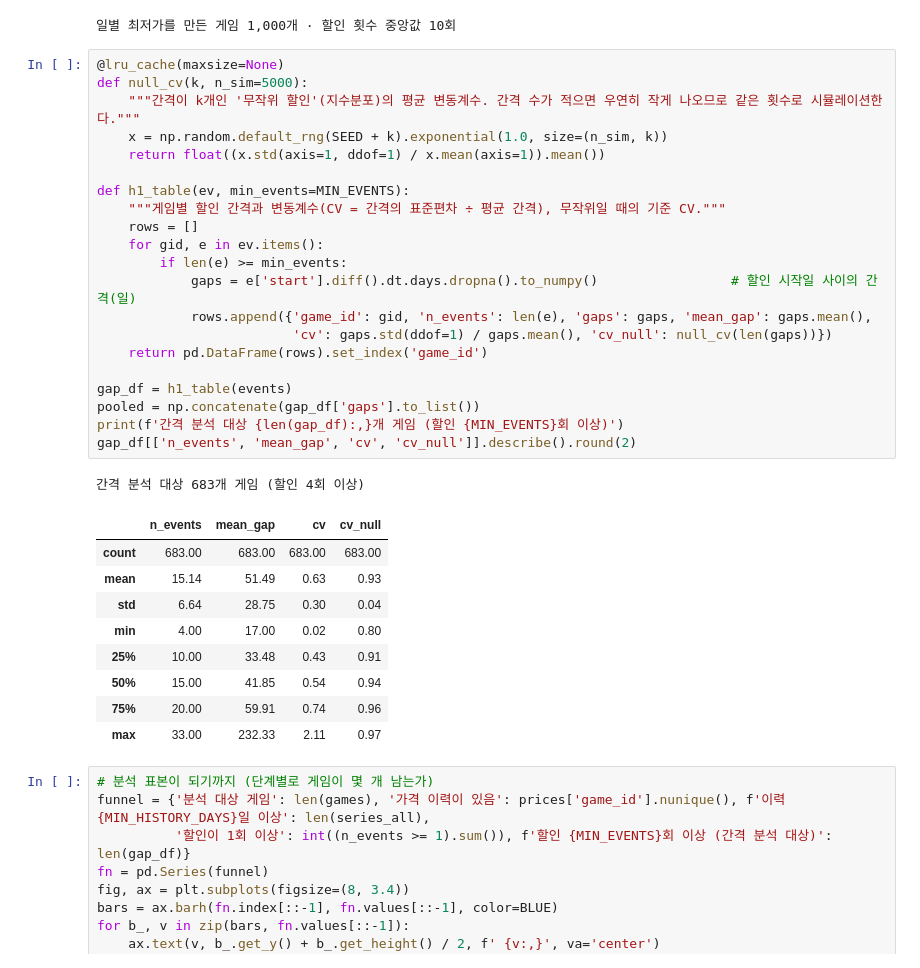
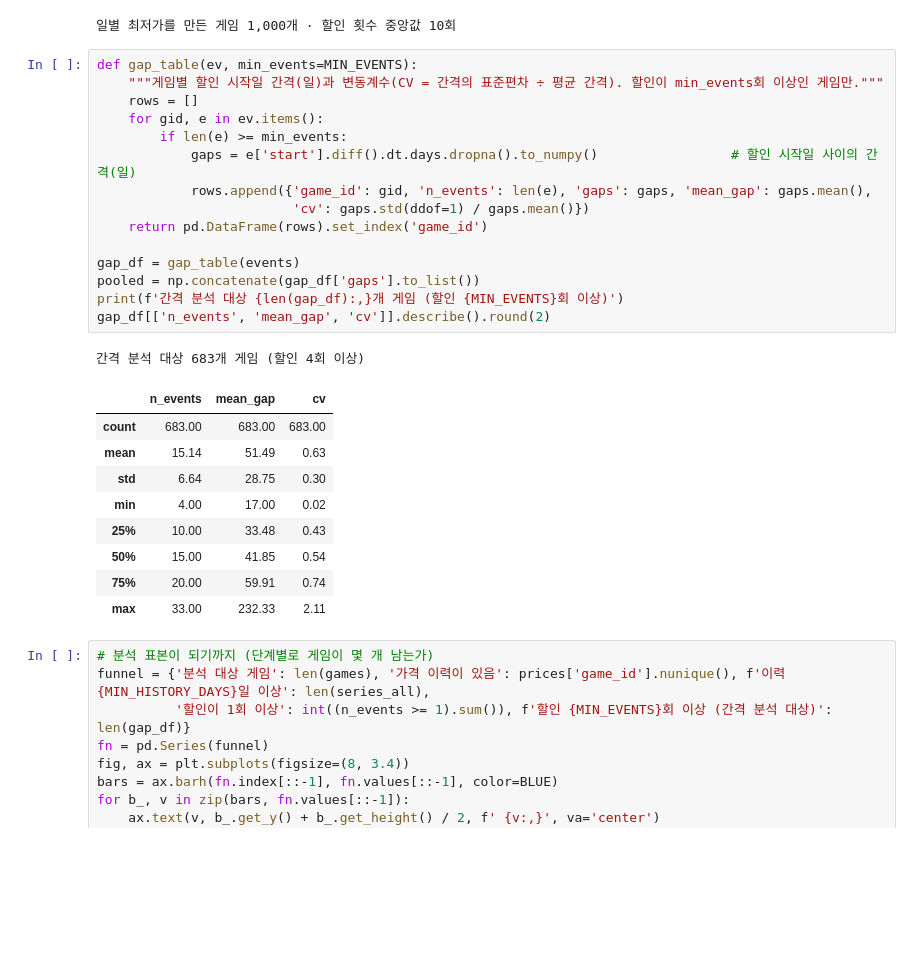
Before and after one commit to jyk222000/game-nuri, a Jupyter notebook: analysis/notebooks/executed/01_A1_할인패턴예측_실행결과.ipynb, the cells around one changed output. Cells and saved outputs as stored; diff of their text form; blank space fills up the shorter version.

```diff
--- a/analysis/notebooks/executed/01_A1_할인패턴예측_실행결과.ipynb
+++ b/analysis/notebooks/executed/01_A1_할인패턴예측_실행결과.ipynb
@@ -265,37 +266,31 @@ print(f'일별 최저가를 만든 게임 {len(series_all):,}개 · 할인 횟
 # %% [output]
 일별 최저가를 만든 게임 1,000개 · 할인 횟수 중앙값 10회
 # %%
-@lru_cache(maxsize=None)
-def null_cv(k, n_sim=5000):
-    """간격이 k개인 '무작위 할인'(지수분포)의 평균 변동계수. 간격 수가 적으면 우연히 작게 나오므로 같은 횟수로 시뮬레이션한다."""
-    x = np.random.default_rng(SEED + k).exponential(1.0, size=(n_sim, k))
-    return float((x.std(axis=1, ddof=1) / x.mean(axis=1)).mean())
-
-def h1_table(ev, min_events=MIN_EVENTS):
-    """게임별 할인 간격과 변동계수(CV = 간격의 표준편차 ÷ 평균 간격), 무작위일 때의 기준 CV."""
+def gap_table(ev, min_events=MIN_EVENTS):
+    """게임별 할인 시작일 간격(일)과 변동계수(CV = 간격의 표준편차 ÷ 평균 간격). 할인이 min_events회 이상인 게임만."""
     rows = []
     for gid, e in ev.items():
         if len(e) >= min_events:
             gaps = e['start'].diff().dt.days.dropna().to_numpy()                 # 할인 시작일 사이의 간격(일)
             rows.append({'game_id': gid, 'n_events': len(e), 'gaps': gaps, 'mean_gap': gaps.mean(),
-                         'cv': gaps.std(ddof=1) / gaps.mean(), 'cv_null': null_cv(len(gaps))})
+                         'cv': gaps.std(ddof=1) / gaps.mean()})
     return pd.DataFrame(rows).set_index('game_id')
 
-gap_df = h1_table(events)
+gap_df = gap_table(events)
 pooled = np.concatenate(gap_df['gaps'].to_list())
 print(f'간격 분석 대상 {len(gap_df):,}개 게임 (할인 {MIN_EVENTS}회 이상)')
-gap_df[['n_events', 'mean_gap', 'cv', 'cv_null']].describe().round(2)
+gap_df[['n_events', 'mean_gap', 'cv']].describe().round(2)
 # %% [output]
 간격 분석 대상 683개 게임 (할인 4회 이상)
-|  | n_events | mean_gap | cv | cv_null |
-| count | 683.00 | 683.00 | 683.00 | 683.00 |
-| mean | 15.14 | 51.49 | 0.63 | 0.93 |
-| std | 6.64 | 28.75 | 0.30 | 0.04 |
-| min | 4.00 | 17.00 | 0.02 | 0.80 |
-| 25% | 10.00 | 33.48 | 0.43 | 0.91 |
-| 50% | 15.00 | 41.85 | 0.54 | 0.94 |
-| 75% | 20.00 | 59.91 | 0.74 | 0.96 |
-| max | 33.00 | 232.33 | 2.11 | 0.97 |
+|  | n_events | mean_gap | cv |
+| count | 683.00 | 683.00 | 683.00 |
+| mean | 15.14 | 51.49 | 0.63 |
+| std | 6.64 | 28.75 | 0.30 |
+| min | 4.00 | 17.00 | 0.02 |
+| 25% | 10.00 | 33.48 | 0.43 |
+| 50% | 15.00 | 41.85 | 0.54 |
+| 75% | 20.00 | 59.91 | 0.74 |
+| max | 33.00 | 232.33 | 2.11 |
 # %%
 # 분석 표본이 되기까지 (단계별로 게임이 몇 개 남는가)
 funnel = {'분석 대상 게임': len(games), '가격 이력이 있음': prices['game_id'].nunique(), f'이력 {MIN_HISTORY_DAYS}일 이상': len(series_all),
```
Also changed, not shown: parts of 52 cells of this notebook, 4 other files.
